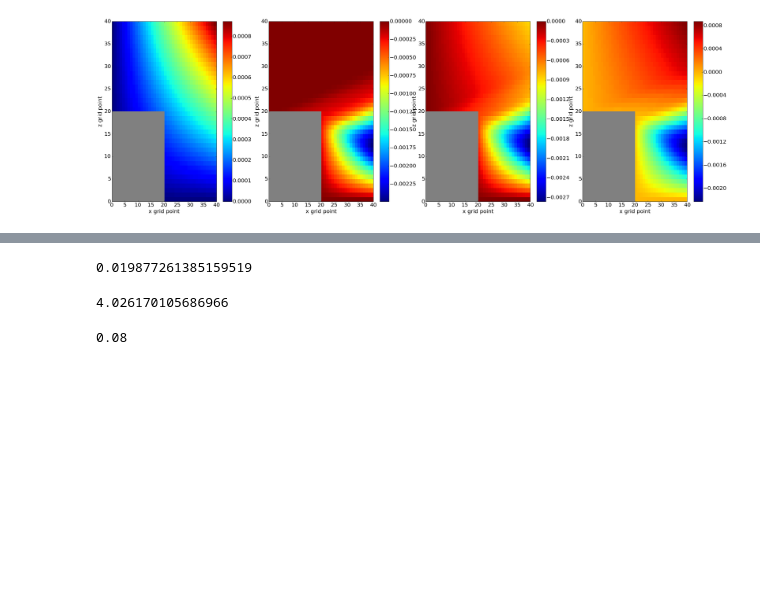
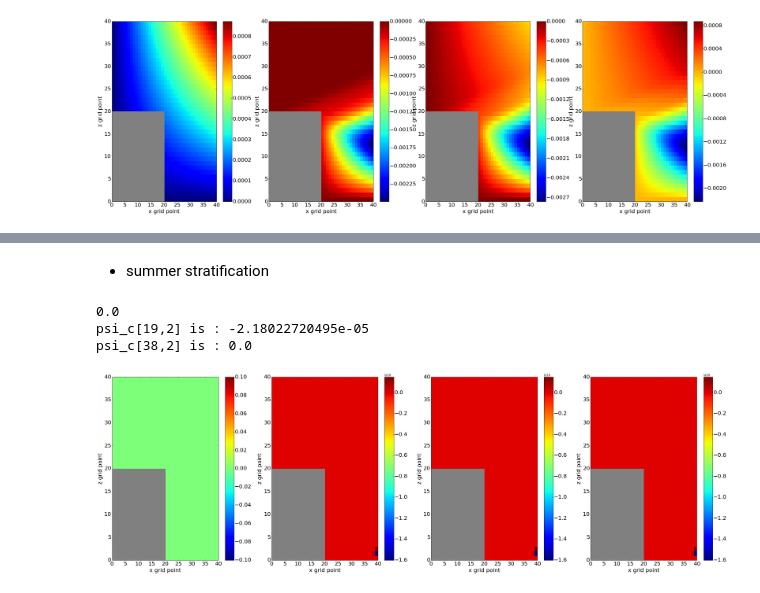
Before and after one commit to jieliu920608/Lab7Assignment, a Jupyter notebook: Project.ipynb, the cells around one changed output, grey strips where cells are left out. Saved outputs shown, nothing was run; the diff lists cells and outputs as text; code cells hidden in the pictures; blank space fills up the shorter version.

Commit message:
winter_step plot

```diff
--- a/Project.ipynb
+++ b/Project.ipynb
@@ -704,12 +683,52 @@ np.sqrt(5e-3)
-# %%
-np.sqrt(omega**2/(5e-5-omega**2))
-# %% [output]
-0.019877261385159519
-# %%
-dz/(dx*0.01987)
-# %% [output]
-4.026170105686966
-# %%
-dz/dx
-# %% [output]
-0.08
+# %% [markdown]
+* summer stratification
+# %%
+## after leap frog
+psi_c2 = np.zeros((ngrid,ngrid))
+psi_c2 = initial_conditions2(psi_c2)
+psi_c2 = boundary_conditions2(psi_c2)
+psi_c2 = leap_frog2(psi_c2,n2_domain)
+mask = Hm2.mask
+psi_c2 = np.ma.array(psi_c2,mask =mask)
+# %% [output]
+0.0
+psi_c[19,2] is : -2.18022720495e-05
+psi_c[38,2] is : 0.0
+# %%
+fig, axs =plt.subplots(1,4,figsize = (40,12))
+## barotropic inputs
+plot=axs[0].pcolormesh(psi_t,linewidth=0,rasterized=True,cmap = 'jet')
+cbar=fig.colorbar(plot, ax=axs[0])
+rect = patches.Rectangle((0,0), 20, 20, color='gray')
+axs[0].add_patch(rect)
+plt.setp(plt.getp(cbar.ax.axes, 'yticklabels'), color='k', fontsize = 20)
+
+plot=axs[1].pcolormesh(psi_c2,linewidth=0,rasterized=True,cmap = 'jet')
+cbar=fig.colorbar(plot, ax=axs[1])
+rect = patches.Rectangle((0,0), 20, 20, color='gray')
+axs[1].add_patch(rect)
+plt.setp(plt.getp(cbar.ax.axes, 'yticklabels'), color='k', fontsize = 20)
+
+
+plot=axs[2].pcolormesh(psi_c2-psi_t,linewidth=0,rasterized=True,cmap = 'jet')
+cbar=fig.colorbar(plot, ax=axs[2])
+rect = patches.Rectangle((0,0), 20, 20, color='gray')
+axs[2].add_patch(rect)
+plt.setp(plt.getp(cbar.ax.axes, 'yticklabels'), color='k', fontsize = 20)
+
+plot=axs[3].pcolormesh(psi_c2+psi_t,linewidth=0,rasterized=True,cmap = 'jet')
+cbar=fig.colorbar(plot, ax=axs[3])
+rect = patches.Rectangle((0,0), 20, 20, color='gray')
+axs[3].add_patch(rect)
+plt.setp(plt.getp(cbar.ax.axes, 'yticklabels'), color='k', fontsize = 20)
+
+
+for ax in axs:
+    ax.set_xlim(0,40)
+    ax.set_xlabel('x grid point', fontsize = 20)
+    ax.set_ylabel('z grid point', fontsize = 20)
+    ax.set_ylim(0,40)
+    plt.setp(ax.get_xticklabels(), fontsize=20)
+    plt.setp(ax.get_yticklabels(), fontsize=20)
+# %% [output]
+[figure, added]
```
Also changed, not shown: parts of 2 cells of this notebook.
